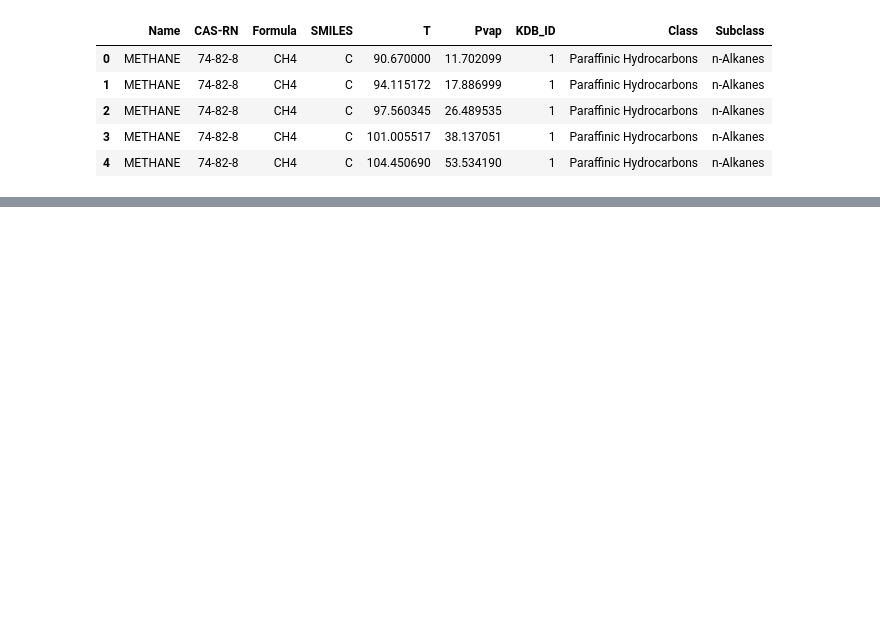
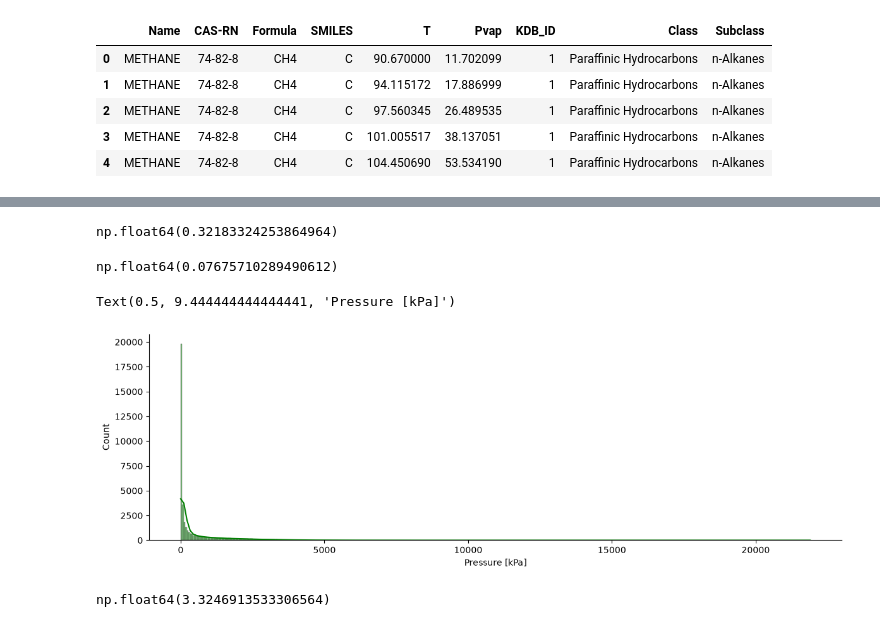
Before and after one commit to BoniYu/Deep-Neural-Network-for-VLE, a Jupyter notebook: notebook/part2.ipynb, the cells around one changed output, grey strips where cells are left out. Saved outputs shown, nothing was run; the diff lists cells and outputs as text; code cells hidden in the pictures; blank space fills up the shorter version.

```diff
--- a/notebook/part2.ipynb
+++ b/notebook/part2.ipynb
@@ -16,0 +88,19 @@ df.head()
+# %%
+df['T'].skew()
+# %% [output]
+np.float64(0.32183324253864964)
+# %%
+df['T'].kurtosis()
+# %% [output]
+np.float64(0.07675710289490612)
+# %%
+# Look for the pressure distribution
+sns.displot(df, kde = True, x = "Pvap", legend= True, height=4, aspect=3, color = "green")
+plt.xlabel("Pressure [kPa]")
+# %% [output]
+Text(0.5, 9.444444444444441, 'Pressure [kPa]')
+[figure, added]
+# %%
+df["Pvap"].skew()
+# %% [output]
+np.float64(3.3246913533306564)
```
Also changed, not shown: parts of 13 cells of this notebook, 4 other files.
